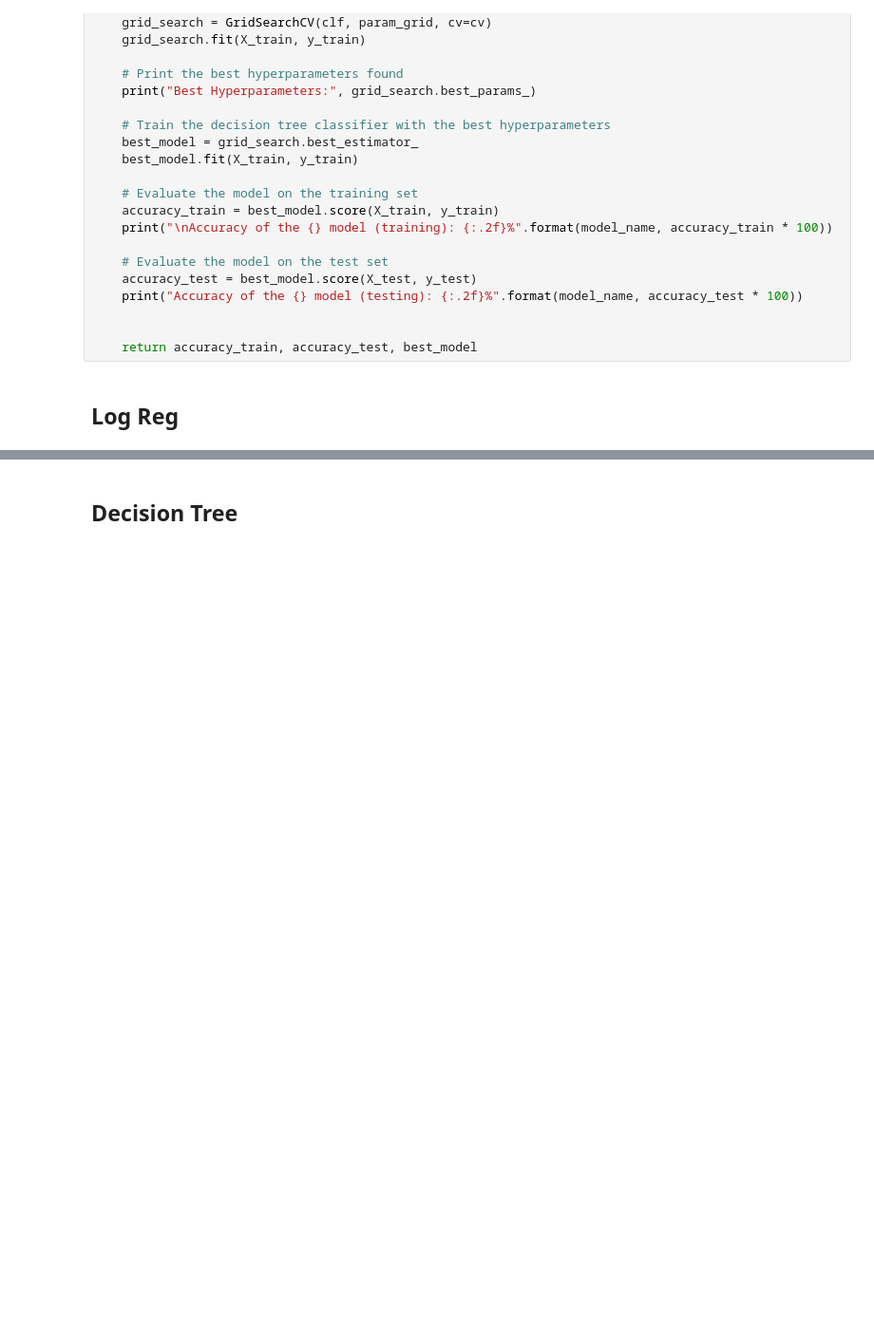
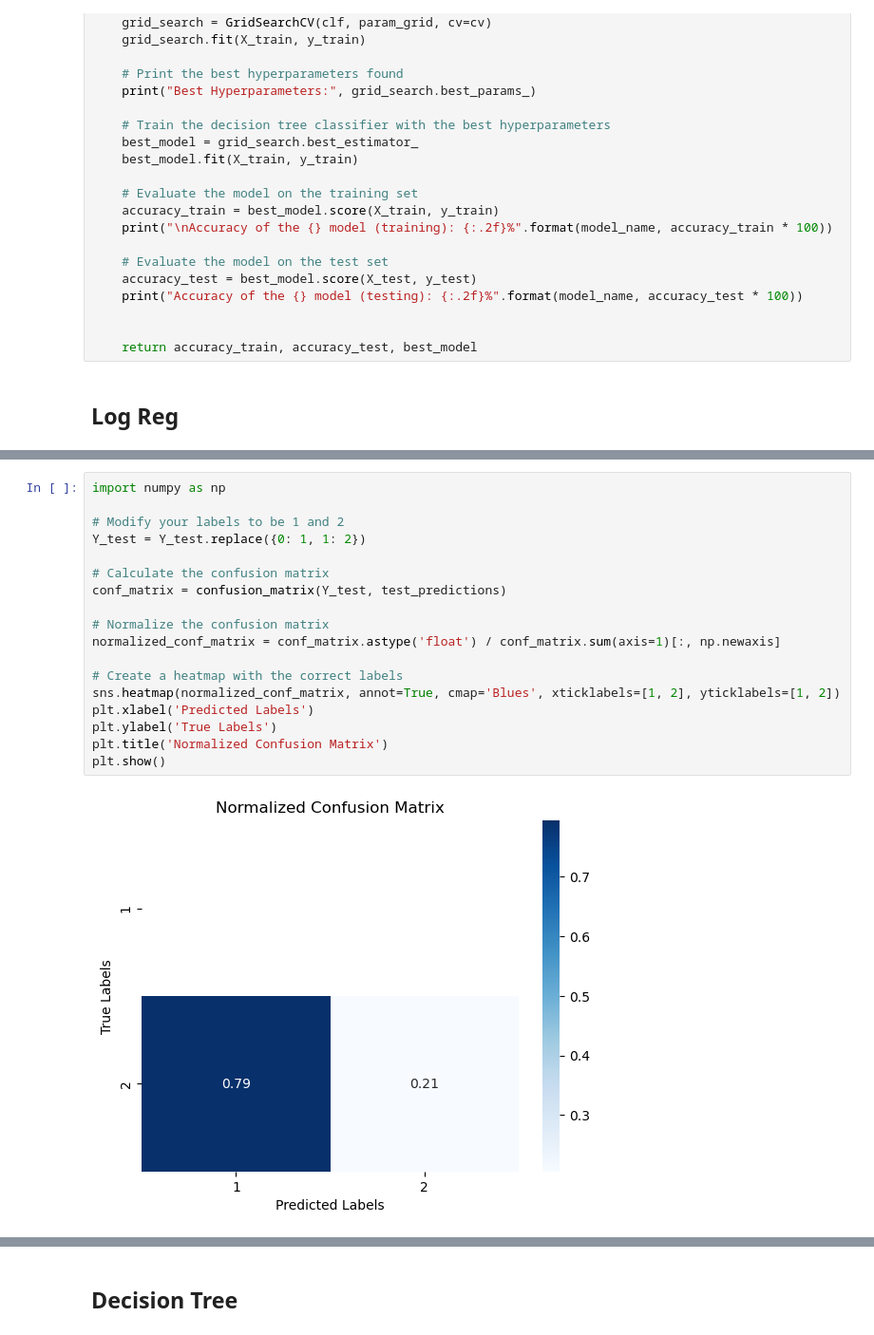
Before and after one commit to kaylee01/HealthHackathon23, a Jupyter notebook: Hackathon_2023_Byte_Brawlers-KM.ipynb, the cells around one changed output, grey strips where cells are left out. Shown at 95% size. Drawn from its saved outputs; the diff is of its cells as text; blank space fills up the shorter version.

```diff
--- a/Hackathon_2023_Byte_Brawlers-KM.ipynb
+++ b/Hackathon_2023_Byte_Brawlers-KM.ipynb
@@ -290,0 +437,20 @@ Accuracy on Testing Set: 0.8797758532857871
+# %%
+import numpy as np
+
+# Modify your labels to be 1 and 2
+Y_test = Y_test.replace({0: 1, 1: 2})
+
+# Calculate the confusion matrix
+conf_matrix = confusion_matrix(Y_test, test_predictions)
+
+# Normalize the confusion matrix
+normalized_conf_matrix = conf_matrix.astype('float') / conf_matrix.sum(axis=1)[:, np.newaxis]
+
+# Create a heatmap with the correct labels
+sns.heatmap(normalized_conf_matrix, annot=True, cmap='Blues', xticklabels=[1, 2], yticklabels=[1, 2])
+plt.xlabel('Predicted Labels')
+plt.ylabel('True Labels')
+plt.title('Normalized Confusion Matrix')
+plt.show()
+# %% [output]
+[figure, added]
```
Also changed, not shown: parts of 11 cells of this notebook, 1 other file.
